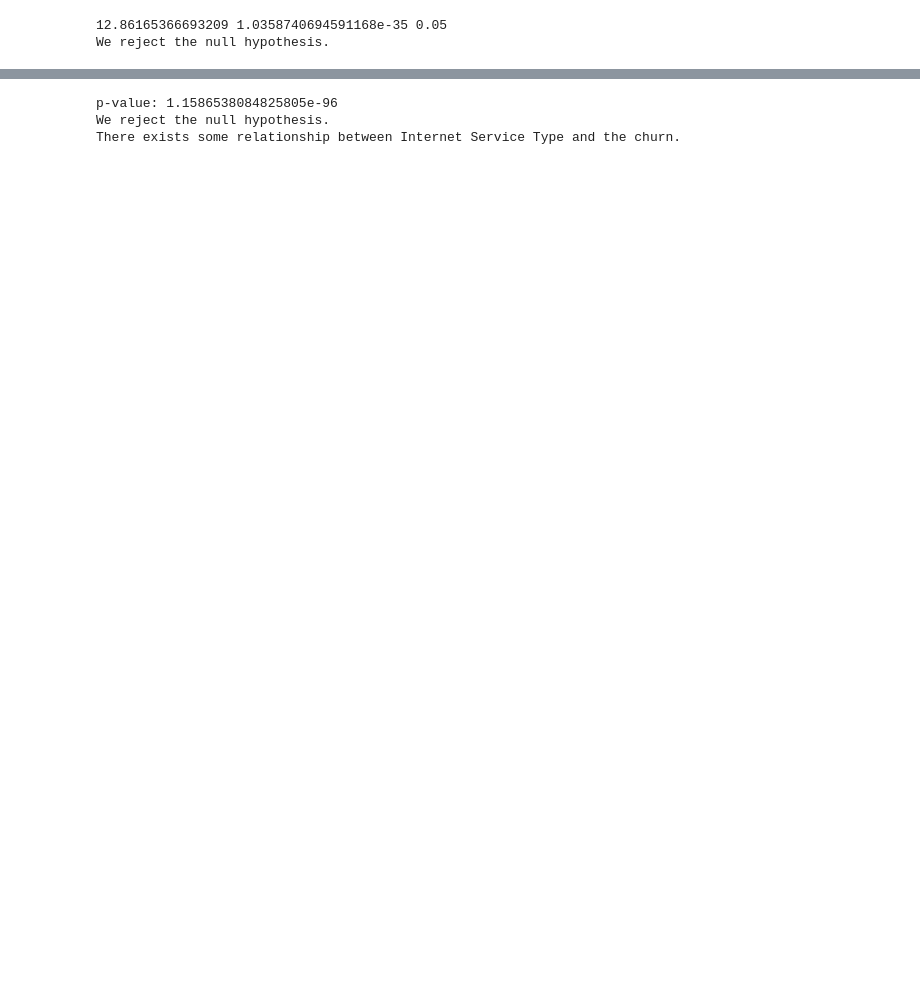
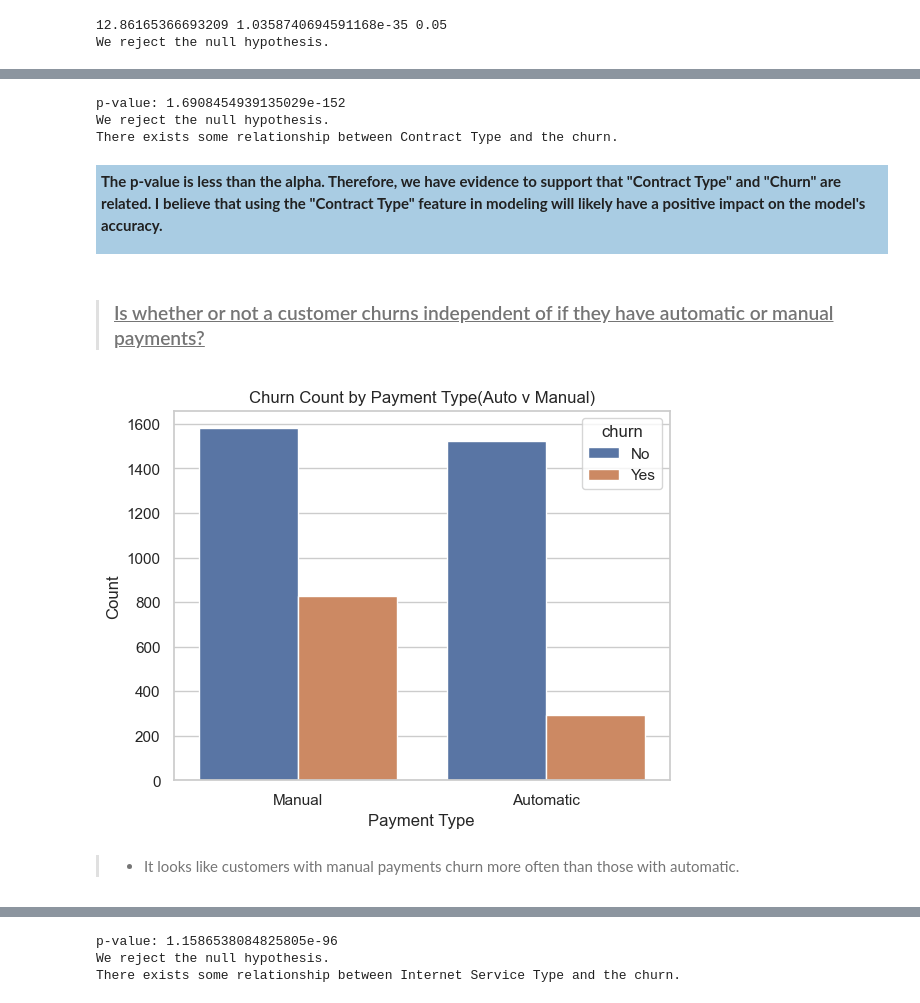
Before and after one commit to brock-green/classification-project, a Jupyter notebook: classification_project_final.ipynb, the cells around one changed output, grey strips where cells are left out. Cells and saved outputs as stored; diff of their text form; code cells hidden in the pictures; blank space fills up the shorter version.

```diff
--- a/classification_project_final.ipynb
+++ b/classification_project_final.ipynb
@@ -203,0 +163,34 @@ plt.show()
+# %%
+#### Chi-square Test
+
+# Crosstab of contract_type and churn
+observed = pd.crosstab(train['contract_type'], train['churn'])
+# Get test statistics for chi-square
+chi2, p, degf, expected = stats.chi2_contingency(observed)
+# Assess for statistical significance
+if p < alpha:
+    print(f'p-value: {p}')
+    print(f'We reject the null hypothesis.')
+    print(f'There exists some relationship between Contract Type and the churn.')
+else:
+    print(f'p-value: {p}')
+    print(f'We fail to reject the null hypothesis.')
+    print(f'There is not a significant relationship between Contract Type and churn.')
+# %% [output]
+p-value: 1.6908454939135029e-152
+We reject the null hypothesis.
+There exists some relationship between Contract Type and the churn.
+# %% [markdown]
+<div style="background-color: #A9CCE3; box-shadow: 0 0 0 1px black; padding: 5px;">
+
+**The p-value is less than the alpha. Therefore, we have evidence to support that "Contract Type" and "Churn" are related. I believe that using the "Contract Type" feature in modeling will likely have a positive impact on the model's accuracy.**
+</div>
+# %% [markdown]
+>### <u>Is whether or not a customer churns independent of if they have automatic or manual payments?</u>
+# %%
+# Countplot of Churn for Auto and Manual payments
+explore.get_countplot_pmnt(train)
+# %% [output]
+[figure, added]
+# %% [markdown]
+>* It looks like customers with manual payments churn more often than those with automatic.
```
Also changed, not shown: parts of 82 cells of this notebook.
